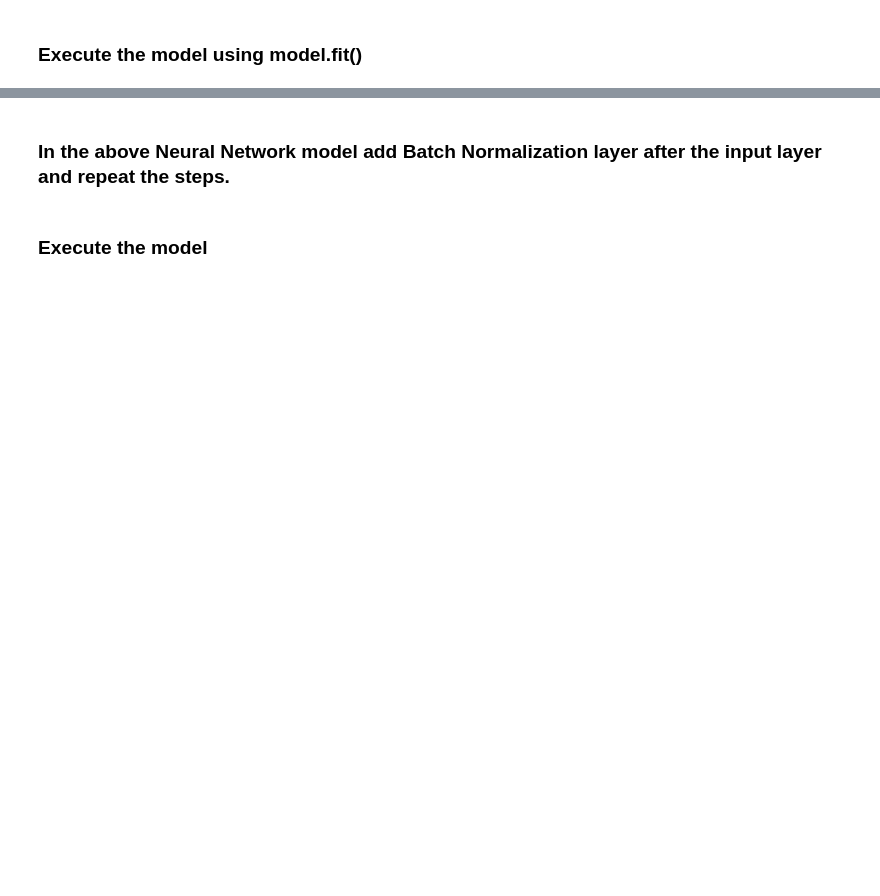
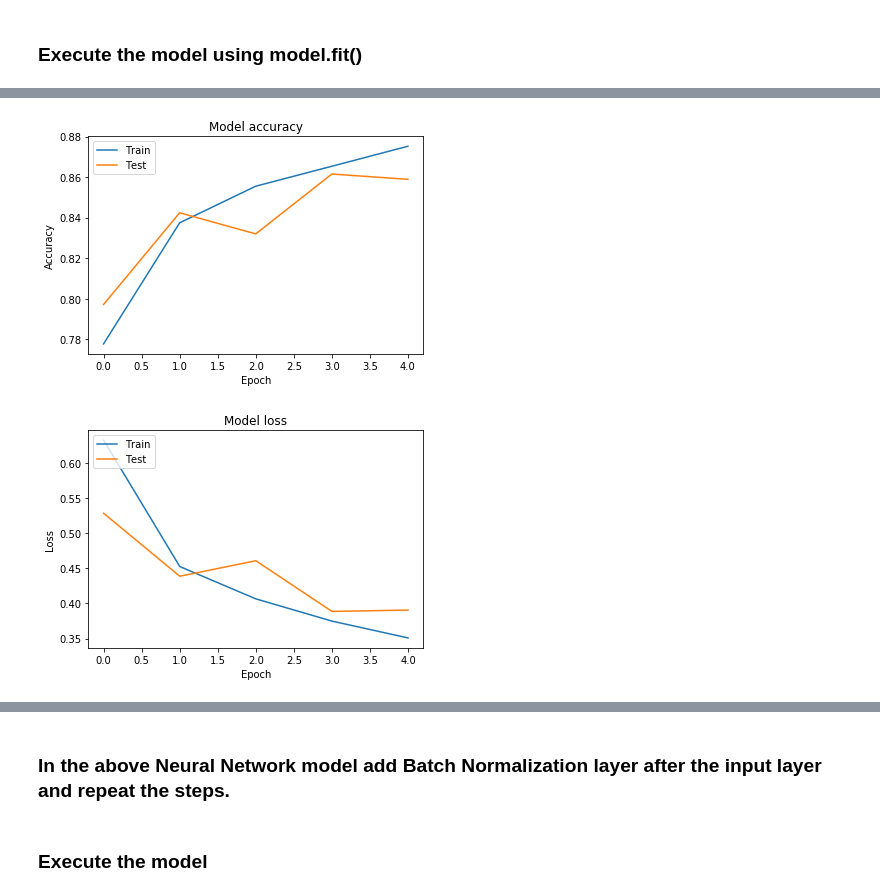
Before and after one commit to GreatLearningAIML1/bangalore-feb-batch-charulatha27, a Jupyter notebook: R6_ExternalLab_AIML.ipynb, the cells around one changed output, grey strips where cells are left out. Cells and saved outputs as stored; diff of their text form; code cells hidden in the pictures; blank space fills up the shorter version.

```diff
--- a/R6_ExternalLab_AIML.ipynb
+++ b/R6_ExternalLab_AIML.ipynb
@@ -192,7 +190,12 @@ epoch_n = 100
+# %%
+#colabs is timing out. Hence keeping the epoch count less.
+#It is observed that accuracy increases very well when it crosses 10-15 iterations
+#restricting to 5 counts for logistics reasons
+epoch_n = 5
 # %% [markdown]
 ### Execute the model using model.fit()
 # %%
-history = model.fit(trainX, trainY, epochs=epoch_n, batch_size=10, validation_data=(testX, testY))
+history = model.fit(trainX, trainY, epochs=epoch_n, validation_data=(testX, testY))
 
 
 # Plot training & validation accuracy values
@@ -230,2 +234,4 @@ Epoch 5/100
+[figure, added]
+[figure, added]
 # %%
 print(model.summary())
```
Also changed, not shown: parts of 9 cells of this notebook.
